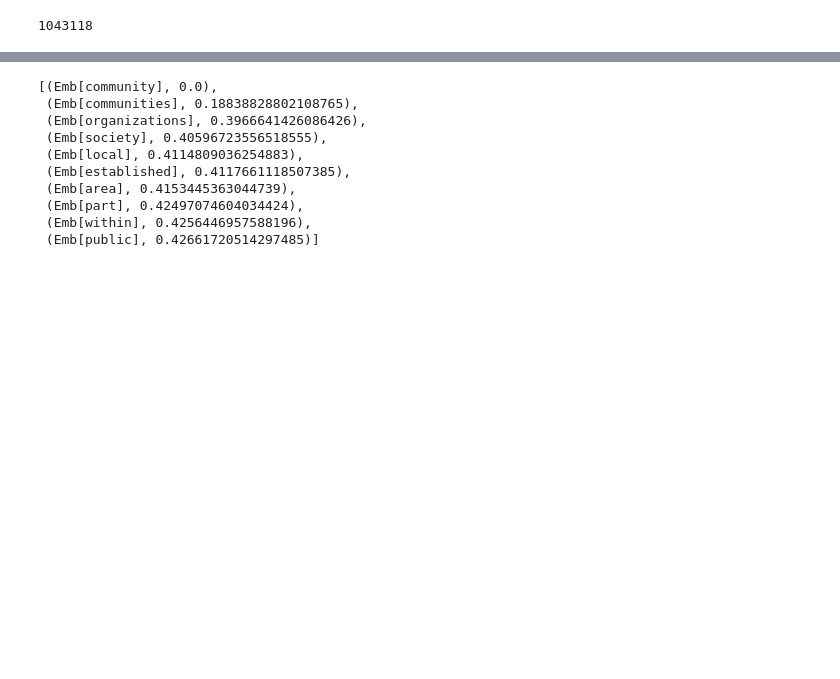
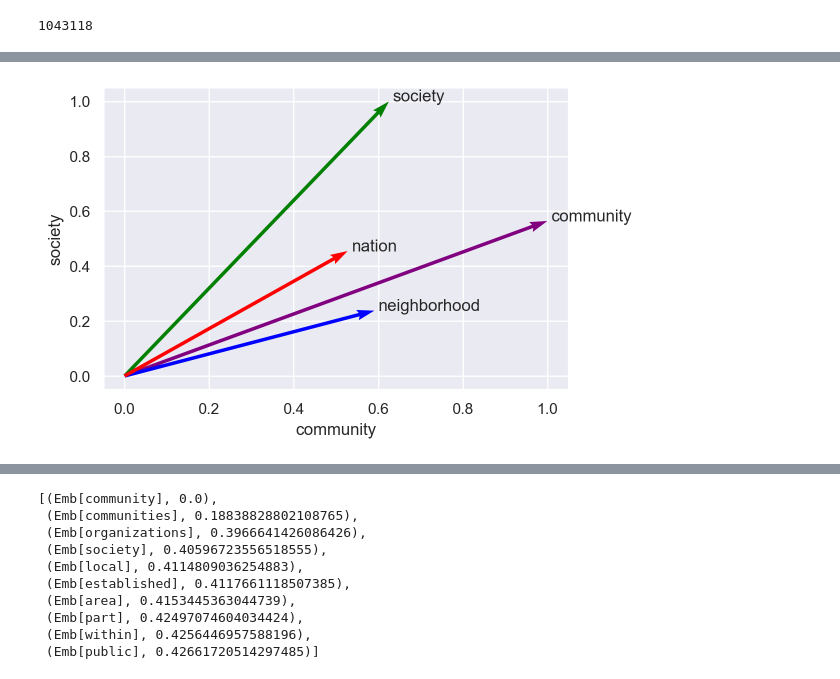
Before and after one commit to ccgilroy/community-discourse, a Jupyter notebook: word-similarity.ipynb, the cells around one changed output, grey strips where cells are left out. Drawn from its saved outputs; the diff is of its cells as text; code cells hidden in the pictures; blank space fills up the shorter version.

```diff
--- a/word-similarity.ipynb
+++ b/word-similarity.ipynb
@@ -121,0 +184,9 @@ emb_twitter_sub = emb_twitter[common_vocab]
+# %%
+(emb_wiki["community", "society", "neighborhood", "nation"]
+ .plot(x_axis=emb_wiki["community"],
+       y_axis=emb_wiki["society"],
+       color=["purple", "green", "blue", "red"]))
+# plt.axis("off")
+plt.show()
+# %% [output]
+[figure, added]
```
Also changed, not shown: parts of 31 cells of this notebook, 7 other files.
